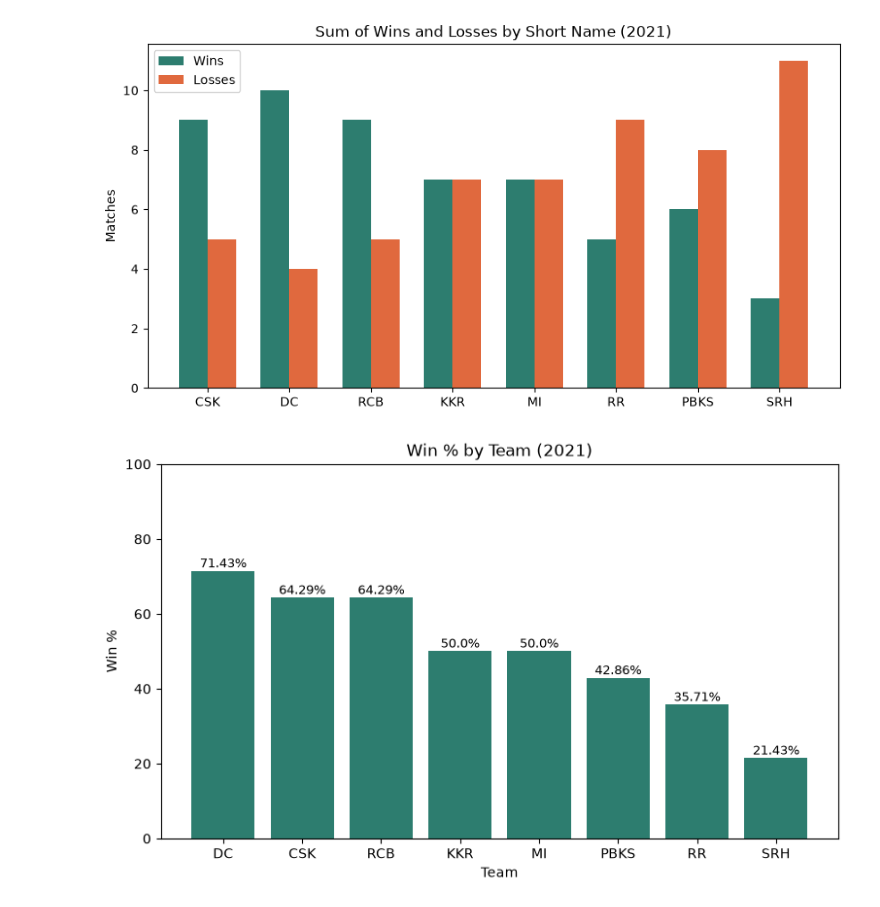
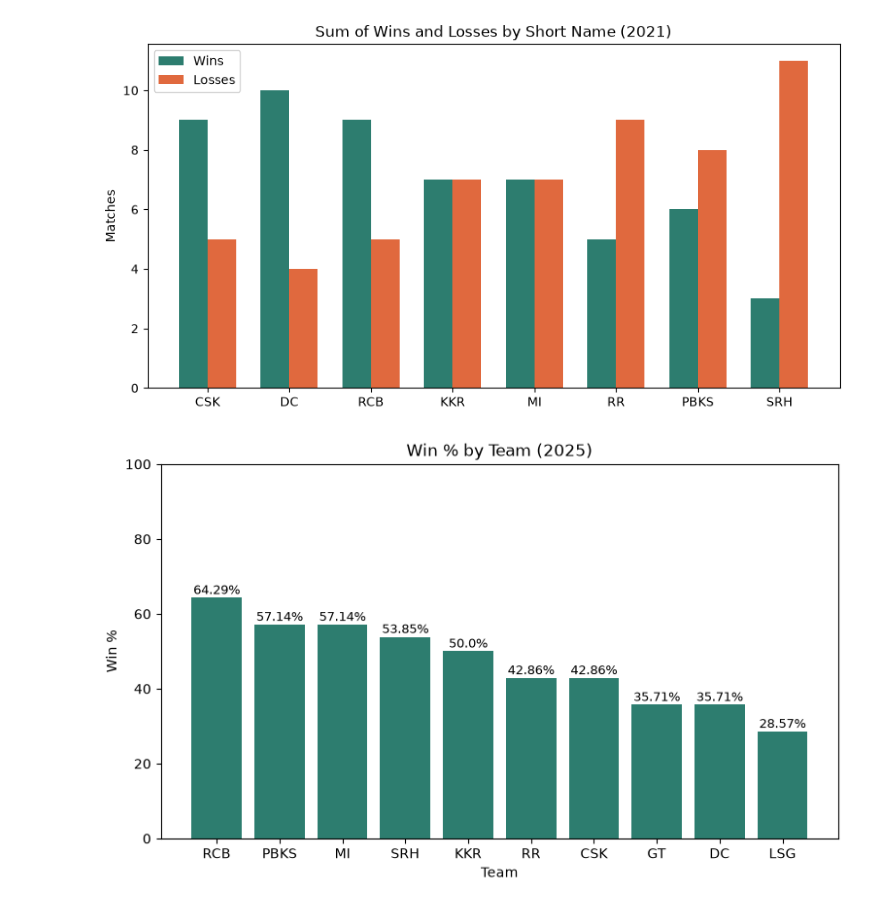
Before and after one commit to TejShah804/IPL-Dashboard-2021-2025-, a Jupyter notebook: IPL Dashboard/analysis.ipynb, the cells around one changed output. Drawn from its saved outputs; the diff is of its cells as text; code cells hidden in the pictures.

```diff
--- a/IPL Dashboard/analysis.ipynb
+++ b/IPL Dashboard/analysis.ipynb
@@ -51,6 +28,16 @@ Sheets: ['IPL Champions', 'Orange Cap Winners', 'Purple Cap Winners', 'Team Aggr
 2          0      18         3                    Yes          No
 3          0      14         4                    Yes          No
 4          0      14         5                     No          No
+# %%
+import pandas as pd
+
+file_path = r"C:\Users\TEJ\Desktop\Excel\CSV File\IPL dashboard(2021-2025).xlsx"
+
+champions   = pd.read_excel(file_path, sheet_name="IPL Champions")
+orange_cap  = pd.read_excel(file_path, sheet_name="Orange Cap Winners")
+purple_cap  = pd.read_excel(file_path, sheet_name="Purple Cap Winners")
+team_agg    = pd.read_excel(file_path, sheet_name="Team Aggregate Stats")
+team_perf   = pd.read_excel(file_path, sheet_name="Team Performance (2021-25)")
 # %%
 for sheet in xls.sheet_names:
     print(sheet)
@@ -176,24 +164,24 @@ plt.show()
 # %%
 import matplotlib.pyplot as plt
 
-year = 2021
+year = 2025   # change this and re-run
 
 year_data = team_perf[team_perf['Year'] == year][['Short Name', 'Wins', 'Losses']].copy()
 year_data['Win %'] = round((year_data['Wins'] / (year_data['Wins'] + year_data['Losses'])) * 100, 2)
 year_data = year_data.sort_values('Win %', ascending=False)
 
 plt.figure(figsize=(9, 5))
 bars = plt.bar(year_data['Short Name'], year_data['Win %'], color='#2d7d6f')
 plt.title(f"Win % by Team ({year})")
 plt.ylabel("Win %")
 plt.xlabel("Team")
 
 for bar in bars:
     height = bar.get_height()
     plt.text(bar.get_x() + bar.get_width()/2, height + 1, f'{height}%',
               ha='center', fontsize=9)
 
 plt.ylim(0, 100)
 plt.show()
 # %% [output]
-[figure, old version]
+[figure, new version]
```
Also changed, not shown: parts of 6 cells of this notebook, 8 other files.
